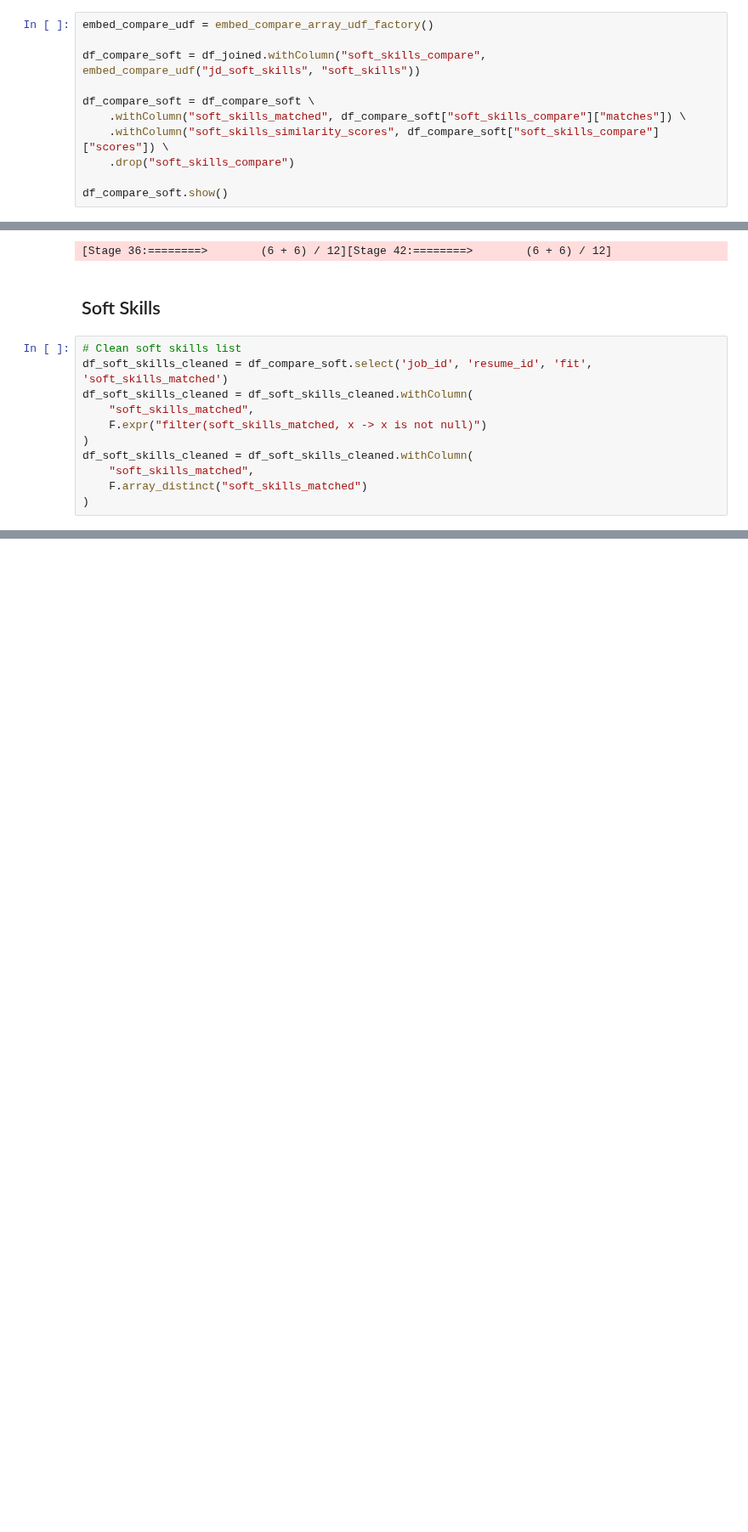
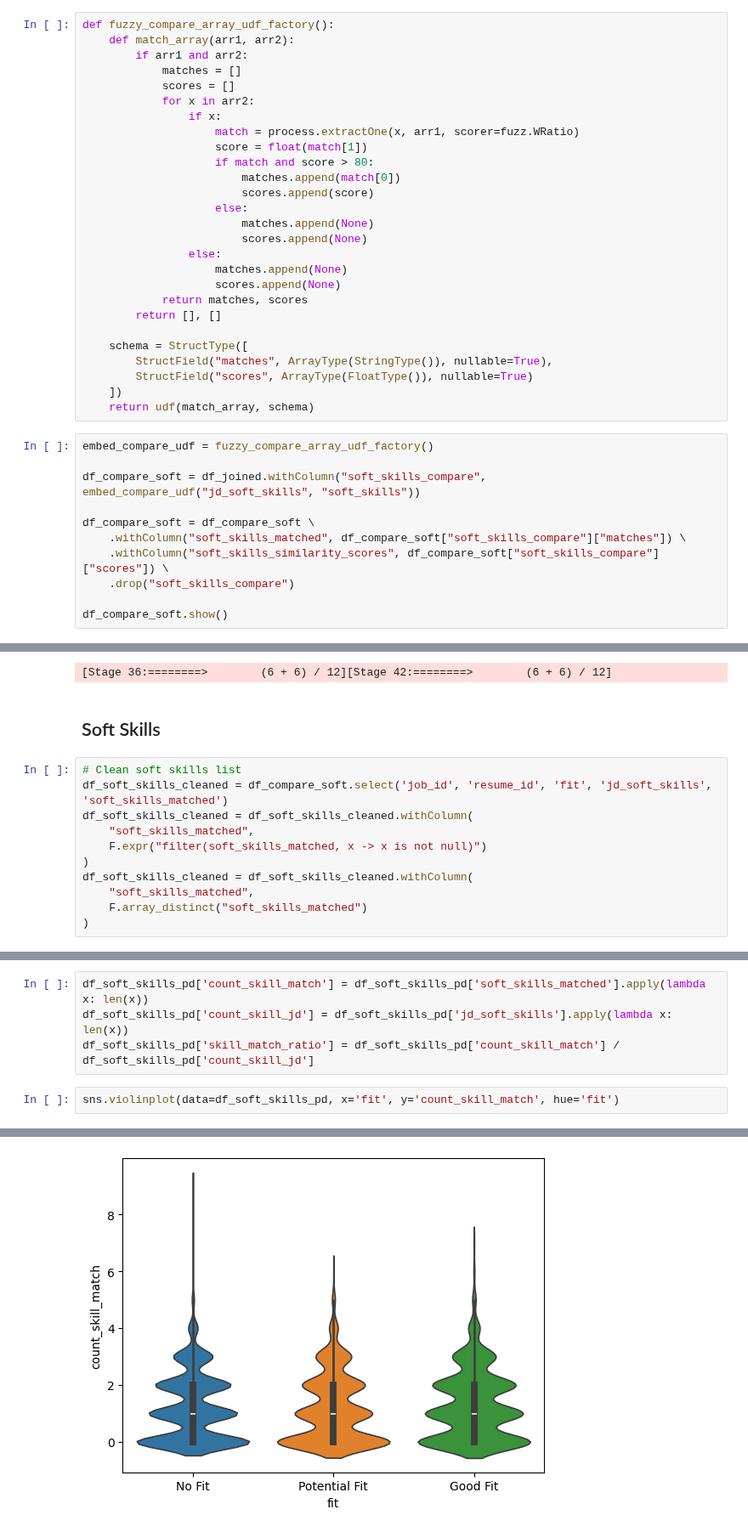
Before and after one commit to YeOldMan23/jobmirror, a Jupyter notebook: data-processing-silver-skills.ipynb, the cells around one changed output, grey strips where cells are left out. Shown at 85% size. Saved outputs shown, nothing was run; the diff lists cells and outputs as text; blank space fills up the shorter version.

Commit message:
Try EDA soft skill with fuzzy search

```diff
--- a/data-processing-silver-skills.ipynb
+++ b/data-processing-silver-skills.ipynb
@@ -658,8 +658,35 @@ def embed_compare_array_pandas_udf_factory():
         return pd.DataFrame(results, columns=["matches", "scores"])
 
     return match_batch
+# %%
+def fuzzy_compare_array_udf_factory():
+    def match_array(arr1, arr2):
+        if arr1 and arr2:
+            matches = []
+            scores = []
+            for x in arr2:
+                if x:
+                    match = process.extractOne(x, arr1, scorer=fuzz.WRatio)
+                    score = float(match[1])
+                    if match and score > 80:
+                        matches.append(match[0])
+                        scores.append(score)
+                    else:
+                        matches.append(None)
+                        scores.append(None)
+                else:
+                    matches.append(None)
+                    scores.append(None)
+            return matches, scores
+        return [], []
+
+    schema = StructType([
+        StructField("matches", ArrayType(StringType()), nullable=True),
+        StructField("scores", ArrayType(FloatType()), nullable=True)
+    ])
+    return udf(match_array, schema)
 # %%
-embed_compare_udf = embed_compare_array_udf_factory()
+embed_compare_udf = fuzzy_compare_array_udf_factory()
 
 df_compare_soft = df_joined.withColumn("soft_skills_compare", embed_compare_udf("jd_soft_skills", "soft_skills"))
 
@@ -880,7 +879,7 @@ sns.violinplot(data=df_joined_pd, x='fit', y='specific_match_ratio', hue='fit')
 ## Soft Skills
 # %%
 # Clean soft skills list
-df_soft_skills_cleaned = df_compare_soft.select('job_id', 'resume_id', 'fit', 'soft_skills_matched')
+df_soft_skills_cleaned = df_compare_soft.select('job_id', 'resume_id', 'fit', 'jd_soft_skills', 'soft_skills_matched')
 df_soft_skills_cleaned = df_soft_skills_cleaned.withColumn(
     "soft_skills_matched",
     F.expr("filter(soft_skills_matched, x -> x is not null)")
@@ -952,0 +893,7 @@ Driver stacktrace:)
+# %%
+df_soft_skills_pd['count_skill_match'] = df_soft_skills_pd['soft_skills_matched'].apply(lambda x: len(x))
+df_soft_skills_pd['count_skill_jd'] = df_soft_skills_pd['jd_soft_skills'].apply(lambda x: len(x))
+df_soft_skills_pd['skill_match_ratio'] = df_soft_skills_pd['count_skill_match'] / df_soft_skills_pd['count_skill_jd']
+# %%
+sns.violinplot(data=df_soft_skills_pd, x='fit', y='count_skill_match', hue='fit')
+# %% [output]
@@ -952,0 +901 @@ Driver stacktrace:)
+[figure, added]
```
Also changed, not shown: parts of 14 cells of this notebook.
